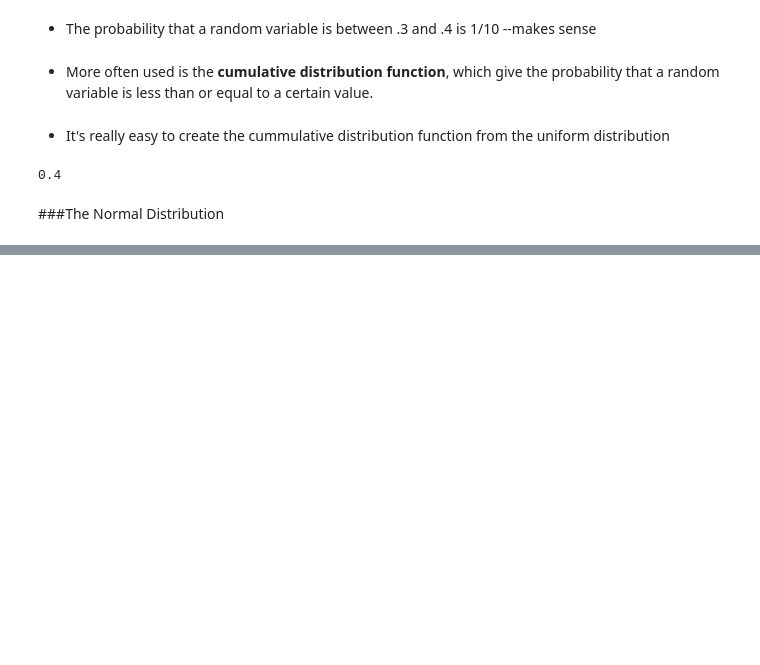
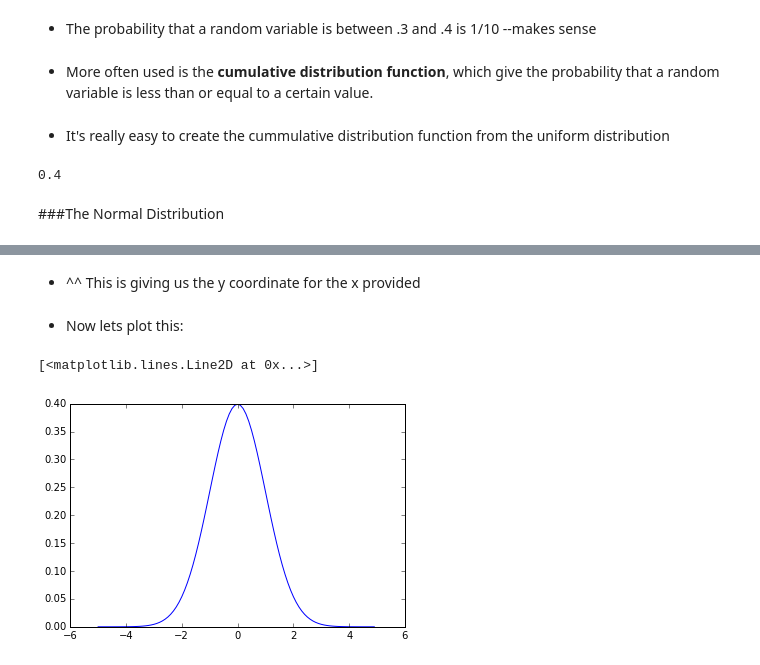
Before and after one commit to Grillz/dsScratch, a Jupyter notebook: Ch6 Probability.ipynb, the cells around one changed output, grey strips where cells are left out. Saved outputs shown, nothing was run; the diff lists cells and outputs as text; code cells hidden in the pictures; blank space fills up the shorter version.

```diff
--- a/Ch6 Probability.ipynb
+++ b/Ch6 Probability.ipynb
@@ -148,0 +161,4 @@ uniform_cdf(.4)
+# %%
+def normal_pdf(x, mu=0, sigma=1):
+    sqrt_two_pi = math.sqrt(2 * math.pi)
+    return (math.exp(-(x-mu)**2 / 2 / sigma ** 2) / (sqrt_two_pi * sigma))
@@ -148,0 +173,4 @@ uniform_cdf(.4)
+# %% [markdown]
+* ^^ This is giving us the y coordinate for the x provided
+# %% [markdown]
+* Now lets plot this:
@@ -148,0 +181,7 @@ uniform_cdf(.4)
+# %%
+xs = [x/10 for x in range(-50,50)]
+# %%
+plt.plot(xs,[normal_pdf(x, sigma = 1) for x in xs], '-', label='mu=0,sigma=1')
+# %% [output]
+[<matplotlib.lines.Line2D at 0x...>]
+[figure, added]
```
Also changed, not shown: parts of 24 cells of this notebook.
